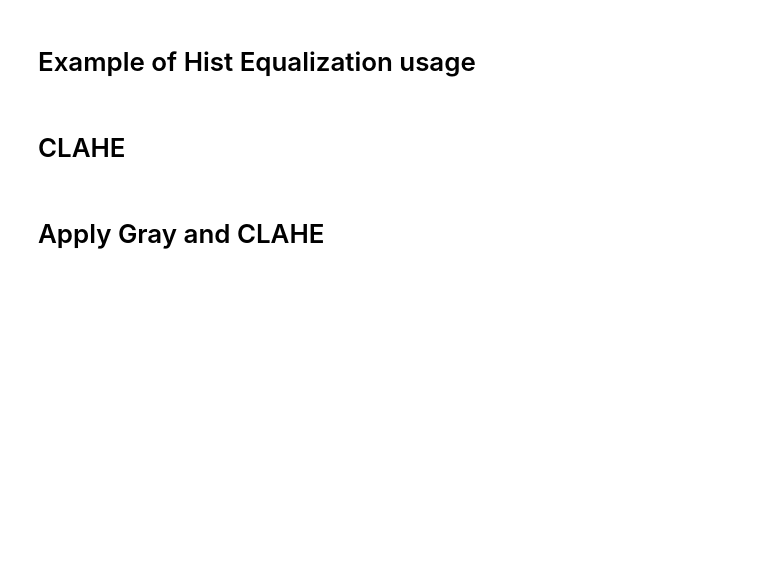
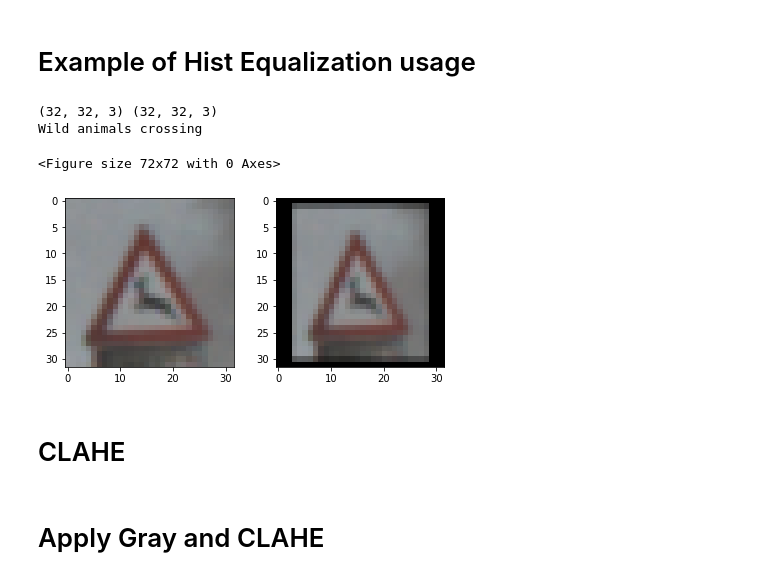
Before and after one commit to GiorGio82/P3-Traffic-Sign-Classifier, a Jupyter notebook: Traffic_Sign_Classifier.ipynb, the cells around one changed output. Cells and saved outputs as stored; diff of their text form; code cells hidden in the pictures; blank space fills up the shorter version.

```diff
--- a/Traffic_Sign_Classifier.ipynb
+++ b/Traffic_Sign_Classifier.ipynb
@@ -342,4 +339,0 @@ Here is an example of a [published baseline model on this problem](http://yann.l
-# %%
-def hist_equaliz(img):
-    aug = iaa.AllChannelsHistogramEqualization()
-    return aug(image=img)
@@ -346,20 +437,25 @@ def hist_equaliz(img):
 # %% [markdown]
 # Example of Hist Equalization usage
 # %%
-index = 4443 #random.randint(0, len(X_test))
+index = 553#random.randint(0, len(X_test))
 image = X_train[index]
 equalized = hist_equaliz(image)
 print(image.shape, equalized.shape)
 
 plt.figure(figsize=(1,1))
 print(signnames[y_train[index]])
 f,(ax1,ax2) = plt.subplots(1,2,)
 f.tight_layout()
 
 ax1.imshow(image)
 ax2.imshow(equalized)
 
 plt.show()
+# %% [output]
+(32, 32, 3) (32, 32, 3)
+Wild animals crossing
+<Figure size 72x72 with 0 Axes>
+[figure, added]
 # %% [markdown]
 # CLAHE
 # %%
```
Also changed, not shown: parts of 11 cells of this notebook.
